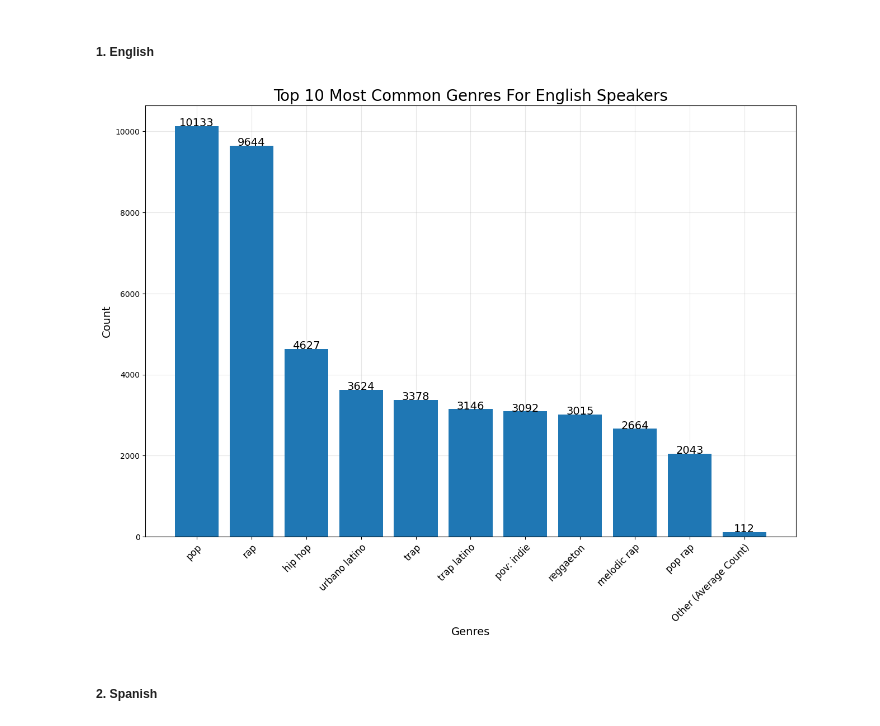
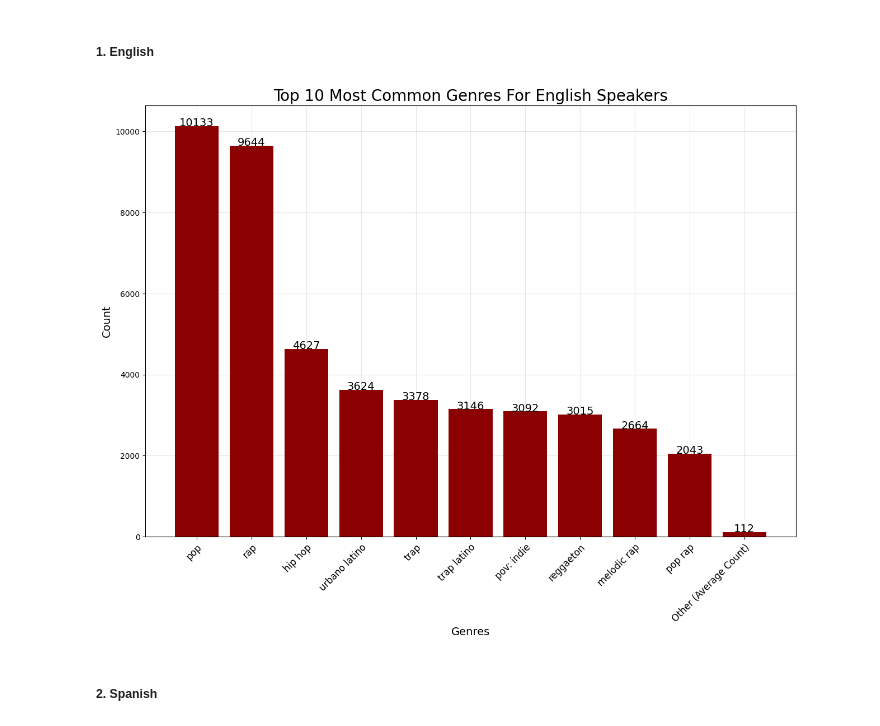
Before and after one commit to PiCake314/CSCI3022FinalProject, a Jupyter notebook: FinalProject.ipynb, the cells around one changed output. Cells and saved outputs as stored; diff of their text form; code cells hidden in the pictures.

```diff
--- a/FinalProject.ipynb
+++ b/FinalProject.ipynb
@@ -431,33 +431,33 @@ indBigG = np.argsort(n)[::-1] #indices of most common genre
 # %%
 #Initializing figure
 fig, ax = plt.subplots(figsize=(15,10))
 
 #Top k common genres
 k = 10
 topG = np.append(genres[indBigG[:k]],['Other (Average Count)'])
 topN = np.append(n[indBigG[:k]],[n[indBigG[k:]].mean()])
 print()
 
 #Plotting bar chart of top genre count
-ax.bar(topG,topN)
+ax.bar(topG,topN,color="darkred")
 
 #Formatting and labeling
 ax.grid(alpha=0.3)
 ax.set_axisbelow(True)
 ax.set_title("Top {} Most Common Genres For English Speakers".format(k), fontsize=20)
 ax.set_xlabel("Genres", fontsize=14)
 ax.set_ylabel("Count", fontsize=14);
 ax.set_xticks(np.arange(k+1),labels=topG)
 plt.setp(ax.get_xticklabels(), rotation=45, ha="right", rotation_mode="anchor", fontsize=12);
 
 #Add numerical labels to bars
 def addlabels(x,y,ax):
     for i in range(len(x)):
         ax.text(i, y[i], y[i], ha = 'center', color='k', fontsize=14,)
 
 addlabels(topG,topN.astype('int'),ax)
 # %% [output]
-[figure, old version]
+[figure, new version]
 # %% [markdown]
 #####  2. Spanish
 # %%
```
Also changed, not shown: parts of 23 cells of this notebook.
